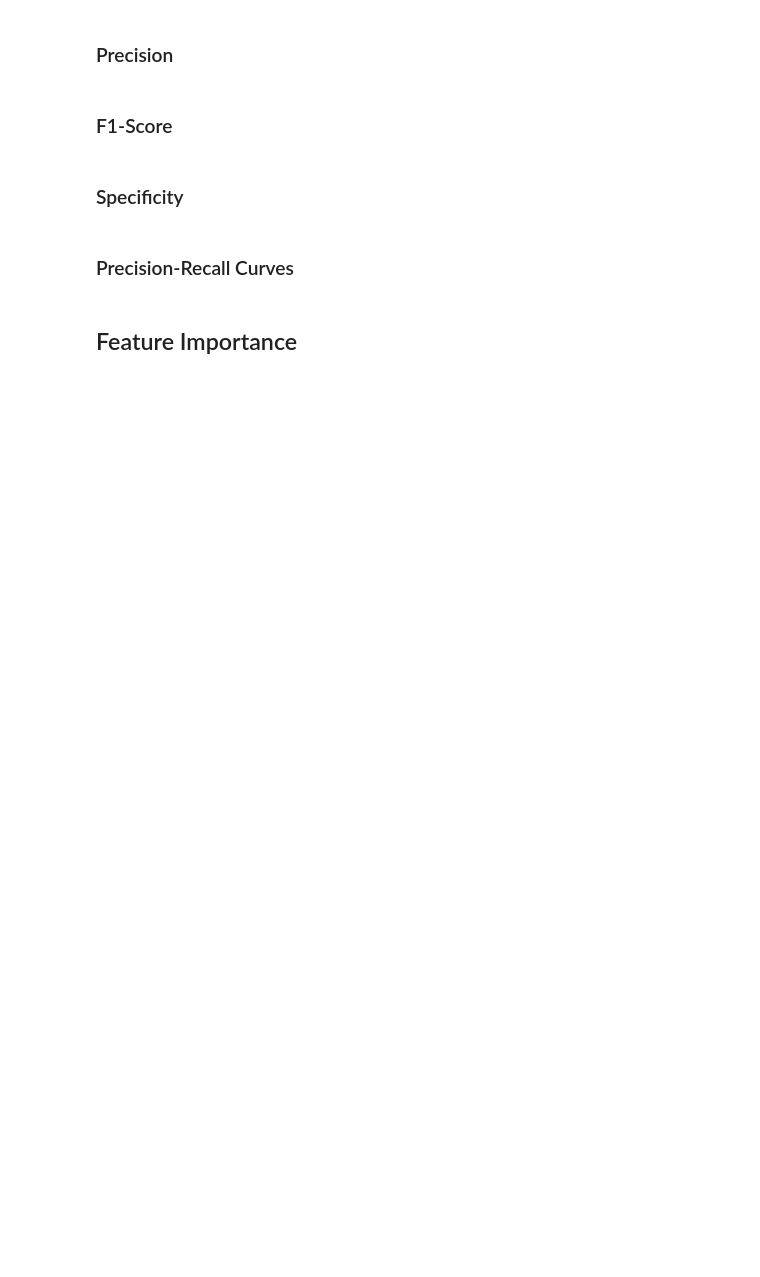
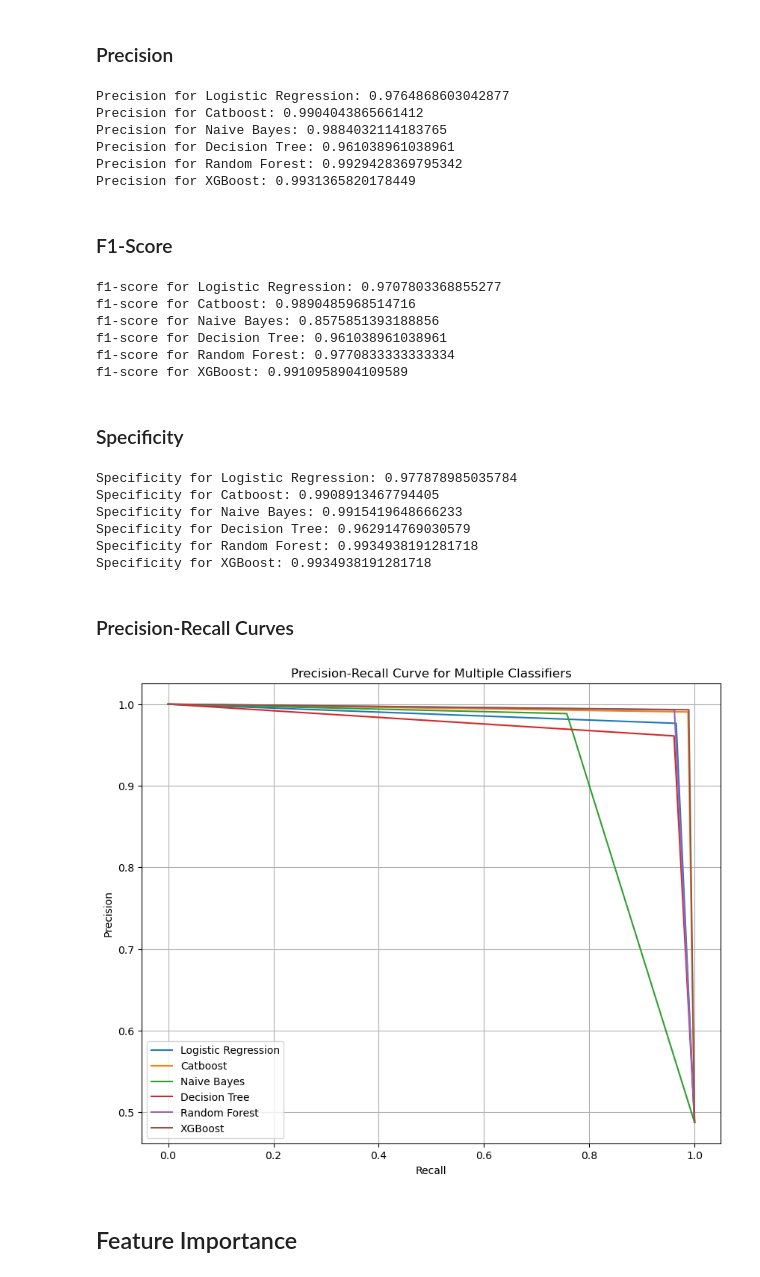
Before and after one commit to fitrijamsari/Data-Science-Projects, a Jupyter notebook: 08_Credit Card Fraud Prediction/credit-card-fraud-prediction.ipynb, the cells around one changed output. Saved outputs shown, nothing was run; the diff lists cells and outputs as text; code cells hidden in the pictures; blank space fills up the shorter version.

```diff
--- a/08_Credit Card Fraud Prediction/credit-card-fraud-prediction.ipynb
+++ b/08_Credit Card Fraud Prediction/credit-card-fraud-prediction.ipynb
@@ -1201,6 +1226,6 @@ for classifier, classifier_name, y_pred in zip(classifiers, classifier_names, y_
 # %% [markdown]
 ### Recall
 # %%
-for classifier, classifier_name, y_pred in zip(classifiers, classifier_names, y_preds):
-    recall = recall_score(y_test, y_pred)
+for classifier_name, y_pred in zip(classifier_names, y_preds):
+    recall = recall_score(y_test_mix, y_pred)
     print(f'Recall for {classifier_name}: {recall}')
@@ -1207,38 +1239,61 @@ for classifier, classifier_name, y_pred in zip(classifiers, classifier_names, y_
 # %% [markdown]
 ### Precision
 # %%
-for classifier, classifier_name, y_pred in zip(classifiers, classifier_names, y_preds):
-    precision = precision_score(y_test, y_pred)
+for classifier_name, y_pred in zip(classifier_names, y_preds):
+    precision = precision_score(y_test_mix, y_pred)
     print(f'Precision for {classifier_name}: {precision}')
+# %% [output]
+Precision for Logistic Regression: 0.9764868603042877
+Precision for Catboost: 0.9904043865661412
+Precision for Naive Bayes: 0.9884032114183765
+Precision for Decision Tree: 0.961038961038961
+Precision for Random Forest: 0.9929428369795342
+Precision for XGBoost: 0.9931365820178449
 # %% [markdown]
 ### F1-Score
 # %%
-for classifier, classifier_name, y_pred in zip(classifiers, classifier_names, y_preds):
-    f1 = f1_score(y_test, y_pred)
+for classifier_name, y_pred in zip(classifier_names, y_preds):
+    f1 = f1_score(y_test_mix, y_pred)
     print(f'f1-score for {classifier_name}: {f1}')
+# %% [output]
+f1-score for Logistic Regression: 0.9707803368855277
+f1-score for Catboost: 0.9890485968514716
+f1-score for Naive Bayes: 0.8575851393188856
+f1-score for Decision Tree: 0.961038961038961
+f1-score for Random Forest: 0.9770833333333334
+f1-score for XGBoost: 0.9910958904109589
 # %% [markdown]
 ### Specificity
 # %%
 # Calculate specificity for each model
-for classifier, classifier_name, y_pred in zip(classifiers, classifier_names, y_preds):
-    tn, fp, fn, tp = confusion_matrix(y_test, y_pred).ravel()
+for classifier_name, y_pred in zip(classifier_names, y_preds):
+    tn, fp, fn, tp = confusion_matrix(y_test_mix, y_pred).ravel()
     specificity = tn / (tn + fp)
     print(f'Specificity for {classifier_name}: {specificity}')
+# %% [output]
+Specificity for Logistic Regression: 0.977878985035784
+Specificity for Catboost: 0.9908913467794405
+Specificity for Naive Bayes: 0.9915419648666233
+Specificity for Decision Tree: 0.962914769030579
+Specificity for Random Forest: 0.9934938191281718
+Specificity for XGBoost: 0.9934938191281718
 # %% [markdown]
 ### Precision-Recall Curves
 # %%
 plt.figure(figsize=(10, 8))
 
-for classifier, classifier_name, y_pred in zip(classifiers, classifier_names, y_preds):
-    precision, recall, _ = precision_recall_curve(y_test, y_pred)
+for classifier_name, y_pred in zip(classifier_names, y_preds):
+    precision, recall, _ = precision_recall_curve(y_test_mix, y_pred)
     plt.plot(recall, precision, label=classifier_name)
 
 plt.xlabel('Recall')
 plt.ylabel('Precision')
 plt.title('Precision-Recall Curve for Multiple Classifiers')
 plt.legend()
 plt.grid(True)
 plt.show()
+# %% [output]
+[figure, added]
 # %% [markdown]
 ## Feature Importance
 # %%
```
Also changed, not shown: parts of 9 cells of this notebook, 4 other files.
